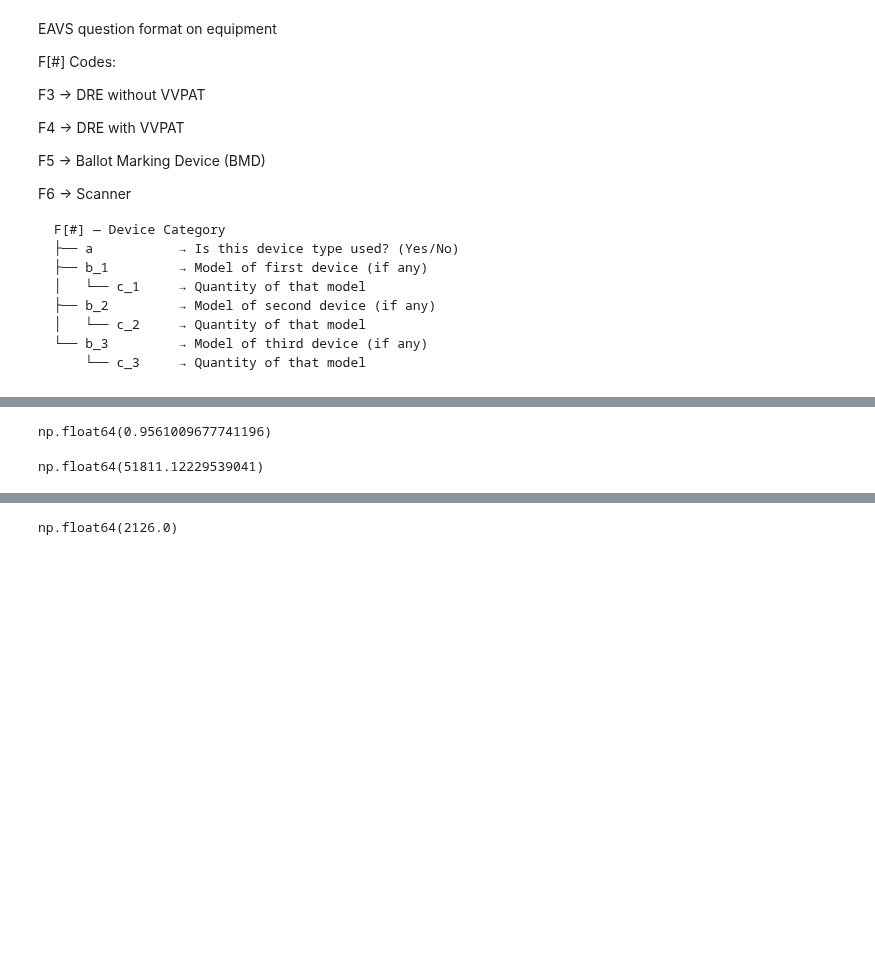
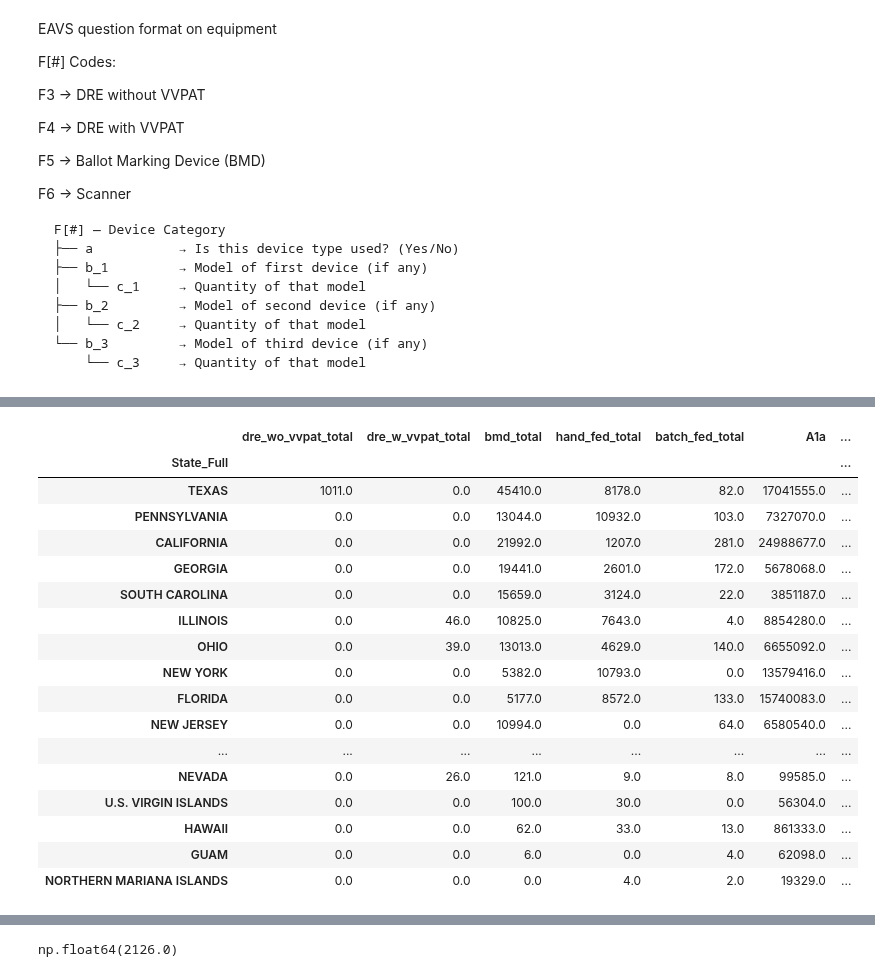
Before and after one commit to Bipartisan-Policy-Center/voting-equipment, a Jupyter notebook: eavs_analysis.ipynb, the cells around one changed output, grey strips where cells are left out. Drawn from its saved outputs; the diff is of its cells as text; code cells hidden in the pictures; blank space fills up the shorter version.

Commit message:
cost analysis

```diff
--- a/eavs_analysis.ipynb
+++ b/eavs_analysis.ipynb
@@ -12,3 +28,15 @@ vv = pd.read_csv('data/vv_capture_2025-07-23_14-12-58/cleaned_verifier_data.csv'
+# %%
+bmd_for_all = ['Ballot Marking Devices for all voters']
+dre_for_all = ['DREs with VVPAT for all voters', 'DREs with VVPAT for all voters']
+
+
+bmd_for_all_fips = vv[vv['Election Day Marking Method'].isin(bmd_for_all)]['FIPS code'].apply(int).unique()
+eavs['bmd_for_all'] = eavs['FIPSCode'].isin(bmd_for_all_fips)
+
+dre_for_all_fips = vv[vv['Election Day Marking Method'].isin(dre_for_all)]['FIPS code'].apply(int).unique()
+eavs['dre_for_all'] = eavs['FIPSCode'].isin(dre_for_all_fips)
+
+eavs['bmd_or_dre_for_all'] = eavs['bmd_for_all'] | eavs['dre_for_all']
 # %% [markdown]
 goals:
   - estimate number of hand fed scanners per polling place
@@ -116,4 +148,11 @@ scanners = {
     'Verity Scan (Hart)': 'hand-fed',
     'eScan (Hart)': 'hand-fed'
 }
+# %%
+turnout = eavs['F1a'].sum() / eavs['A1a'].sum()
+turnout
+
+# impute registered voters for North Dakota
+nd = eavs['State_Full'] == 'NORTH DAKOTA'
+eavs.loc[nd, 'A1a'] = round(eavs.loc[nd, 'F1a'] * turnout)
 # %%
@@ -189,12 +220,45 @@ dtype: float64
-# %%
-has_hand_fed_scanners = df['hand_fed_total'] > 0
-n_precincts = df[has_hand_fed_scanners]['D1a'].apply(safe_pos_float).sum()
-df[has_hand_fed_scanners]['hand_fed_total'].sum() / n_precincts
-# %% [output]
-np.float64(0.9561009677741196)
-# %%
-has_batch_fed_scanners = df['batch_fed_total'] > 0
-n_voters = df[has_batch_fed_scanners]['A1a'].apply(safe_pos_float).sum()
-n_voters / df[has_batch_fed_scanners]['batch_fed_total'].sum()
-# %% [output]
-np.float64(51811.12229539041)
+# %%
+def incomplete_equipment_data(row):
+    incomplete = False
+    # identifies rows where equipment is marked as 'Yes' but no count is provided
+
+    for equipment in ['3', '4', '5', '6']:
+        if row[f'F{equipment}a'] == 'Yes':
+            # only check the first model for each equipment type
+            if pd.isna(row[f'F{equipment}c_1']): # to require model, also use pd.isna(row[f'F{equipment}b_1'])
+                incomplete = True
+
+    return incomplete
+
+eavs['incomplete_equipment'] = eavs.apply(incomplete_equipment_data, axis=1)
+
+equipment_counts = [key + '_total' for key in equipment_codes.keys()][:-1] + ['hand_fed_total', 'batch_fed_total']
+eavs['total_equipment_counts'] = eavs[equipment_counts].sum(axis=1)
+
+eavs['equipment_per_voter'] = eavs['total_equipment_counts'] / eavs['A1a']
+# %%
+eavs['use_for_analysis'] = (eavs['total_equipment_counts'] > 0) & ~eavs['incomplete_equipment'] & ~eavs['dre_for_all']
+eq = eavs[eavs['use_for_analysis']].copy()
+
+# filter the data only to those with complete equipment data and non-zero registered voters
+# %%
+eq.groupby('State_Full')[equipment_counts + ['A1a', 'total_equipment_counts']].sum().sort_values('total_equipment_counts', ascending=False)
+# %% [output]
+|  | dre_wo_vvpat_total | dre_w_vvpat_total | bmd_total | hand_fed_total | batch_fed_total | A1a | ... |
+| State_Full |  |  |  |  |  |  | ... |
+| TEXAS | 1011.0 | 0.0 | 45410.0 | 8178.0 | 82.0 | 17041555.0 | ... |
+| PENNSYLVANIA | 0.0 | 0.0 | 13044.0 | 10932.0 | 103.0 | 7327070.0 | ... |
+| CALIFORNIA | 0.0 | 0.0 | 21992.0 | 1207.0 | 281.0 | 24988677.0 | ... |
+| GEORGIA | 0.0 | 0.0 | 19441.0 | 2601.0 | 172.0 | 5678068.0 | ... |
+| SOUTH CAROLINA | 0.0 | 0.0 | 15659.0 | 3124.0 | 22.0 | 3851187.0 | ... |
+| ILLINOIS | 0.0 | 46.0 | 10825.0 | 7643.0 | 4.0 | 8854280.0 | ... |
+| OHIO | 0.0 | 39.0 | 13013.0 | 4629.0 | 140.0 | 6655092.0 | ... |
+| NEW YORK | 0.0 | 0.0 | 5382.0 | 10793.0 | 0.0 | 13579416.0 | ... |
+| FLORIDA | 0.0 | 0.0 | 5177.0 | 8572.0 | 133.0 | 15740083.0 | ... |
+| NEW JERSEY | 0.0 | 0.0 | 10994.0 | 0.0 | 64.0 | 6580540.0 | ... |
+| ... | ... | ... | ... | ... | ... | ... | ... |
+| NEVADA | 0.0 | 26.0 | 121.0 | 9.0 | 8.0 | 99585.0 | ... |
+| U.S. VIRGIN ISLANDS | 0.0 | 0.0 | 100.0 | 30.0 | 0.0 | 56304.0 | ... |
+| HAWAII | 0.0 | 0.0 | 62.0 | 33.0 | 13.0 | 861333.0 | ... |
+| GUAM | 0.0 | 0.0 | 6.0 | 0.0 | 4.0 | 62098.0 | ... |
+| NORTHERN MARIANA ISLANDS | 0.0 | 0.0 | 0.0 | 4.0 | 2.0 | 19329.0 | ... |
```
Also changed, not shown: parts of 25 cells of this notebook, 1 other file.
